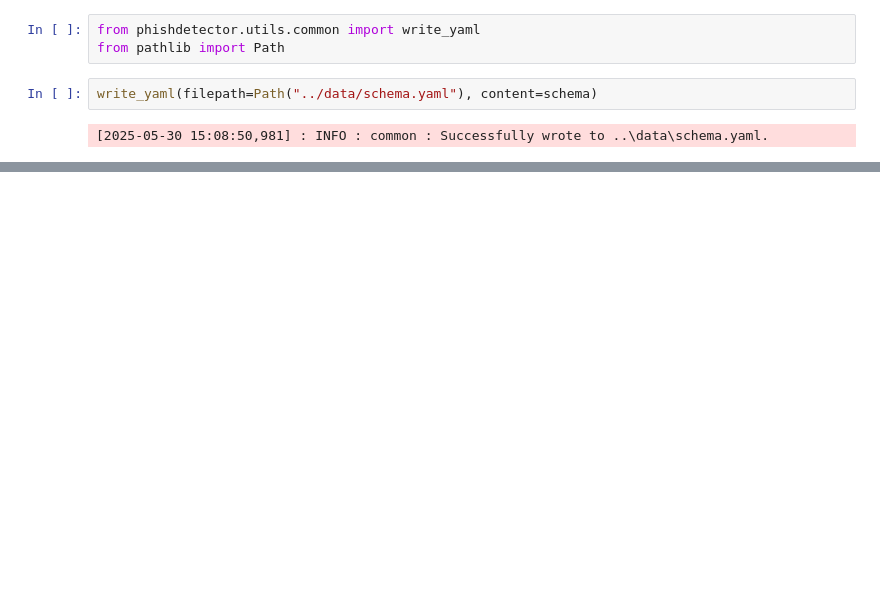
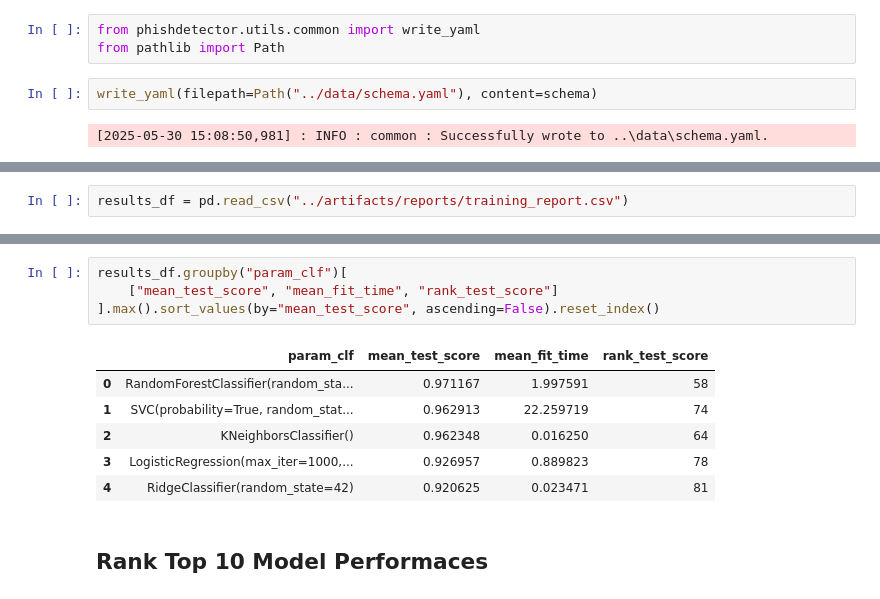
Before and after one commit to sujeetgund/phishing-website-detection, a Jupyter notebook: notebooks/trials.ipynb, the cells around one changed output, grey strips where cells are left out. Cells and saved outputs as stored; diff of their text form; blank space fills up the shorter version.

Commit message:
add model training component

```diff
--- a/notebooks/trials.ipynb
+++ b/notebooks/trials.ipynb
@@ -91,0 +135,2 @@ write_yaml(filepath=Path("../data/schema.yaml"), content=schema)
+# %%
+results_df = pd.read_csv("../artifacts/reports/training_report.csv")
@@ -91,0 +161,13 @@ write_yaml(filepath=Path("../data/schema.yaml"), content=schema)
+# %%
+results_df.groupby("param_clf")[
+    ["mean_test_score", "mean_fit_time", "rank_test_score"]
+].max().sort_values(by="mean_test_score", ascending=False).reset_index()
+# %% [output]
+|  | param_clf | mean_test_score | mean_fit_time | rank_test_score |
+| 0 | RandomForestClassifier(random_sta... | 0.971167 | 1.997591 | 58 |
+| 1 | SVC(probability=True, random_stat... | 0.962913 | 22.259719 | 74 |
+| 2 | KNeighborsClassifier() | 0.962348 | 0.016250 | 64 |
+| 3 | LogisticRegression(max_iter=1000,... | 0.926957 | 0.889823 | 78 |
+| 4 | RidgeClassifier(random_state=42) | 0.920625 | 0.023471 | 81 |
+# %% [markdown]
+## Rank Top 10 Model Performaces
```
Also changed, not shown: parts of 15 cells of this notebook, 10 other files.
